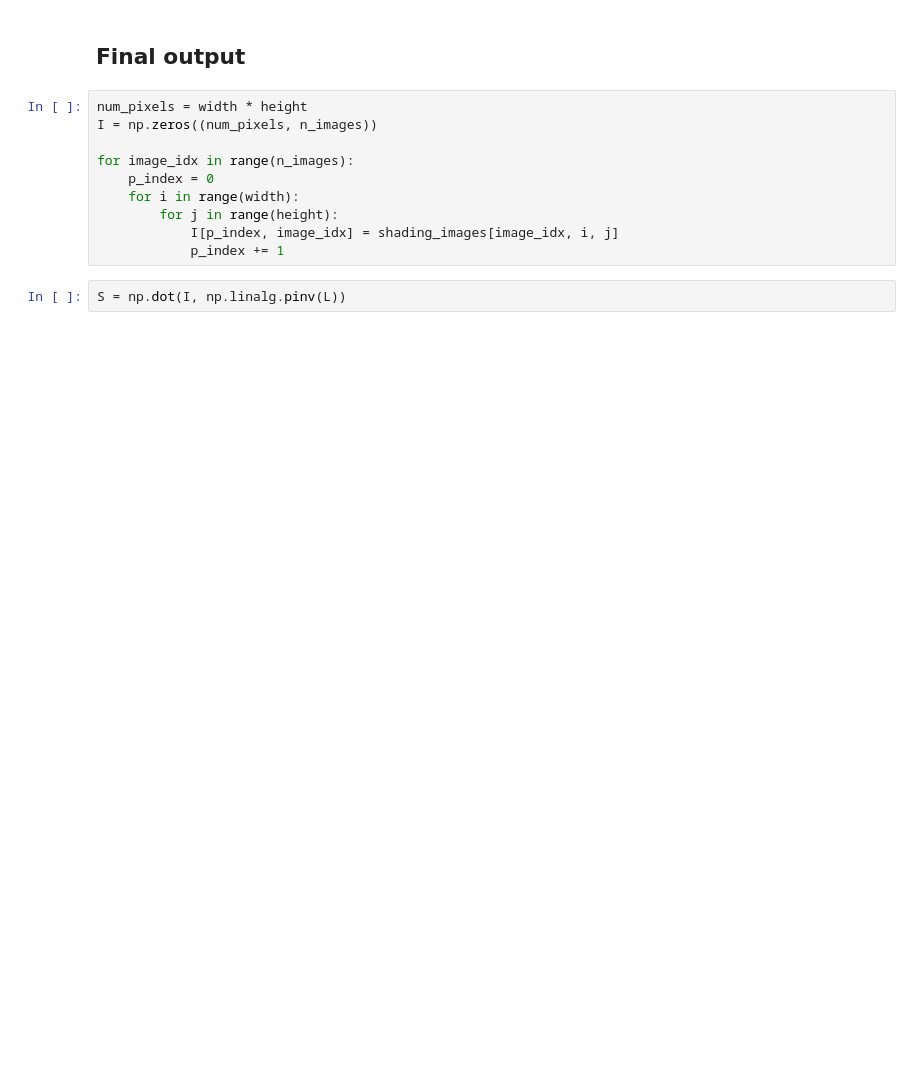
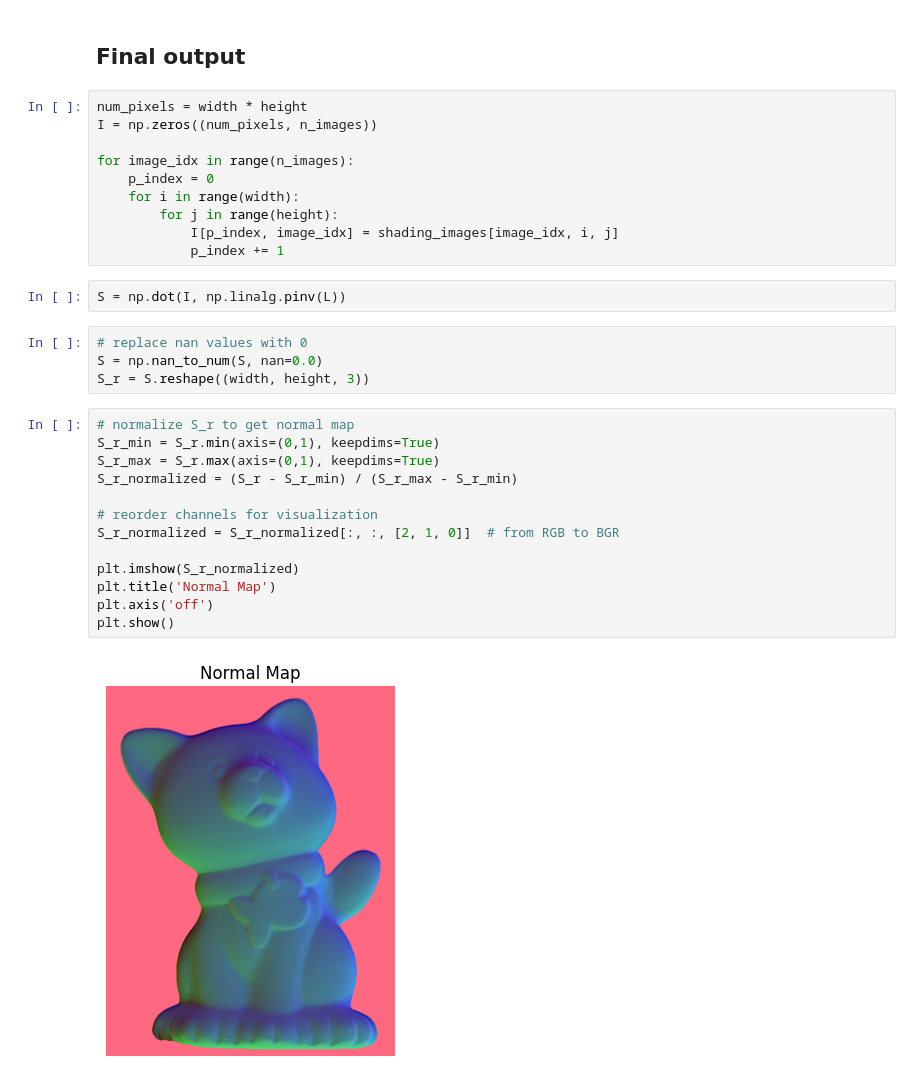
Before and after one commit to ClarysseArthur/VUB-CV-PhotometricStereo, a Jupyter notebook: PhotometricStereo.ipynb, the cells around one changed output. Cells and saved outputs as stored; diff of their text form; blank space fills up the shorter version.

```diff
--- a/PhotometricStereo.ipynb
+++ b/PhotometricStereo.ipynb
@@ -220,3 +229,22 @@ for image_idx in range(n_images):
             p_index += 1
 # %%
 S = np.dot(I, np.linalg.pinv(L))
+# %%
+# replace nan values with 0
+S = np.nan_to_num(S, nan=0.0)
+S_r = S.reshape((width, height, 3))
+# %%
+# normalize S_r to get normal map
+S_r_min = S_r.min(axis=(0,1), keepdims=True)
+S_r_max = S_r.max(axis=(0,1), keepdims=True)
+S_r_normalized = (S_r - S_r_min) / (S_r_max - S_r_min)
+
+# reorder channels for visualization
+S_r_normalized = S_r_normalized[:, :, [2, 1, 0]]  # from RGB to BGR
+
+plt.imshow(S_r_normalized)
+plt.title('Normal Map')
+plt.axis('off')
+plt.show()
+# %% [output]
+[figure, added]
```
Also changed, not shown: parts of 4 cells of this notebook.
